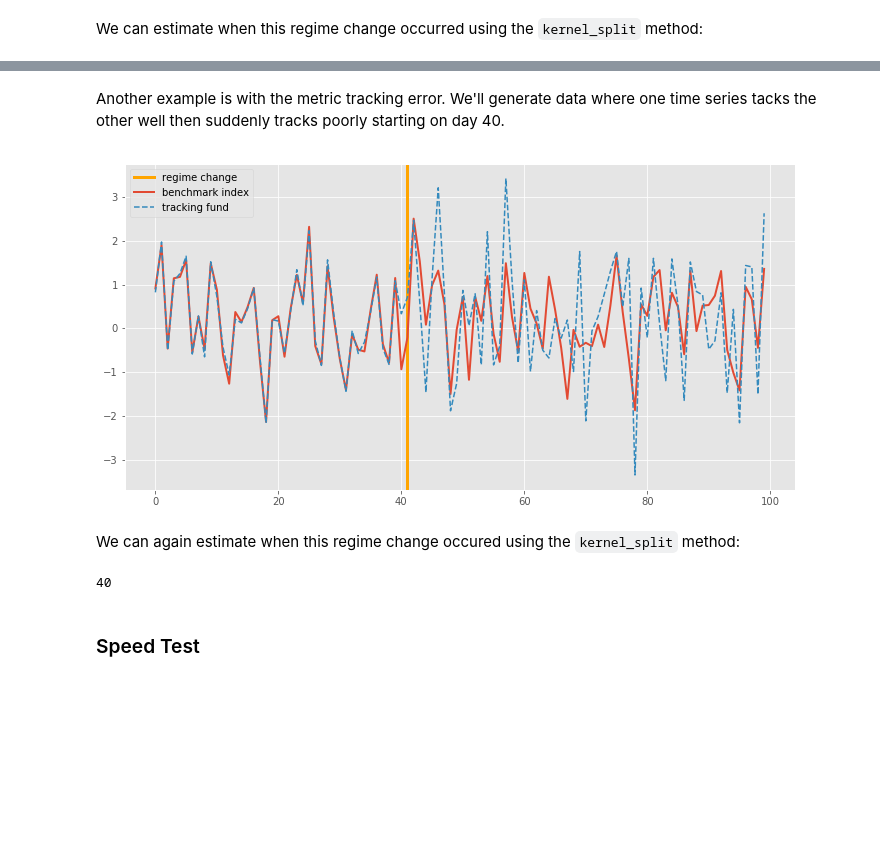
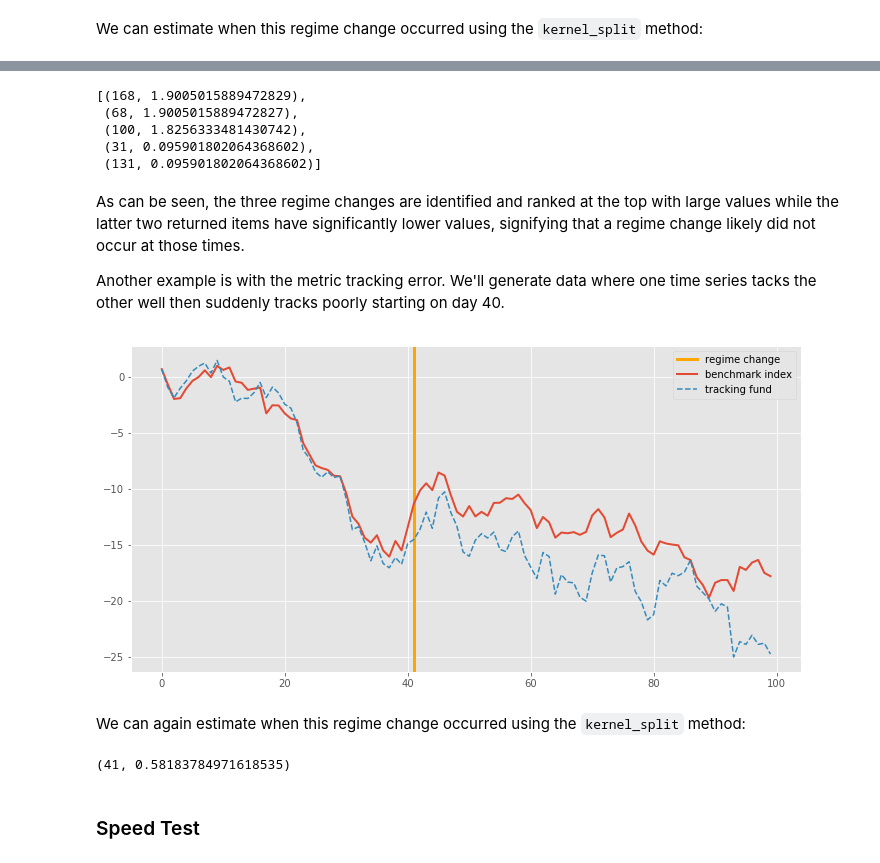
Before and after one commit to mustafaseisa/regimechange, a Jupyter notebook: readme.ipynb, the cells around one changed output, grey strips where cells are left out. Cells and saved outputs as stored; diff of their text form; code cells hidden in the pictures; blank space fills up the shorter version.

Commit message:
Updating readme and notebook to include successive_split.

```diff
--- a/readme.ipynb
+++ b/readme.ipynb
@@ -87,33 +98,46 @@ rg.kernel_split(
+# %%
+rg.successive_split(
+    time_series=data,
+    kernel_splitter=ks,
+    num_splits=5
+)
+# %% [output]
+[(168, 1.9005015889472829),
+ (68, 1.9005015889472827),
+ (100, 1.8256333481430742),
+ (31, 0.095901802064368602),
+ (131, 0.095901802064368602)]
 # %% [markdown]
+As can be seen, the three regime changes are identified and ranked at the top with large values while the latter two returned items have significantly lower values, signifying that a regime change likely did not occur at those times.
+
 Another example is with the metric tracking error. We'll generate data where one time series tacks the other well then suddenly tracks poorly starting on day 40.
 # %%
 benchmark = np.random.normal(size=(100,1)) # some benchmark index
-tracking = benchmark.copy() + .1*np.random.normal(size=(100,1)) # fund tracking benchmark
+tracking = benchmark.copy() + .5*np.random.normal(size=(100,1)) # fund tracking benchmark
 tracking[40:] = tracking[40:] + np.random.normal(size=(60,1)) # tracking error blows up at day 40
 
 plt.figure(figsize=(12, 6))
 plt.axvline(x=41, color = 'orange', label='regime change', linewidth=3)
-plt.plot(benchmark, label='benchmark index', linewidth=2)
-plt.plot(tracking, label='tracking fund', linestyle='--')
+plt.plot(np.cumsum(benchmark), label='benchmark index', linewidth=2)
+plt.plot(np.cumsum(tracking), label='tracking fund', linestyle='--')
 plt.legend()
 plt.show()
 # %% [output]
-[figure, old version]
+[figure, new version]
 # %% [markdown]
-We can again estimate when this regime change occured using the `kernel_split` method:
+We can again estimate when this regime change occurred using the `kernel_split` method:
 # %%
 data = np.hstack((benchmark, tracking))
 rg.kernel_split(
     time_series=data,
     metric=rg.METRICS['tracking error'],
-    kernel=rg.KERNELS['hyperbolic'],
-    bandwidth=5,
-    pad=10
+    kernel=rg.KERNELS['gaussian'],
+    bandwidth=10
 )
 
-# 40
+# 41
 # %% [output]
-40
+(41, 0.58183784971618535)
 # %% [markdown]
 ### Speed Test
 # %%
```
Also changed, not shown: parts of 15 cells of this notebook, 3 other files.
